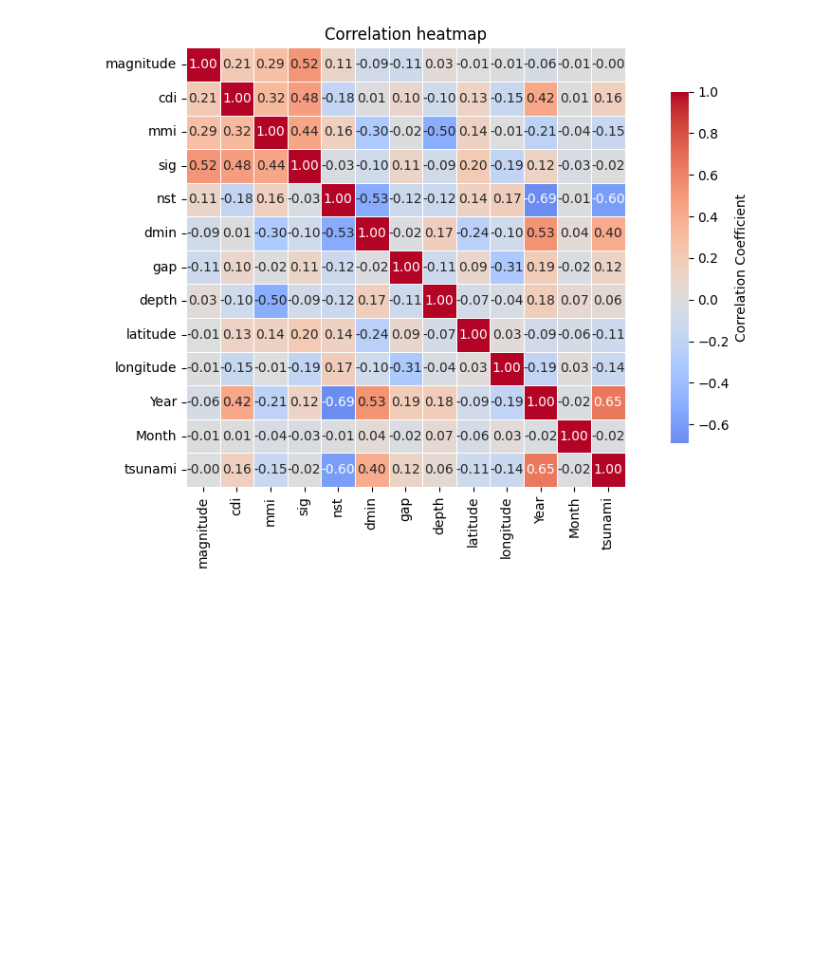
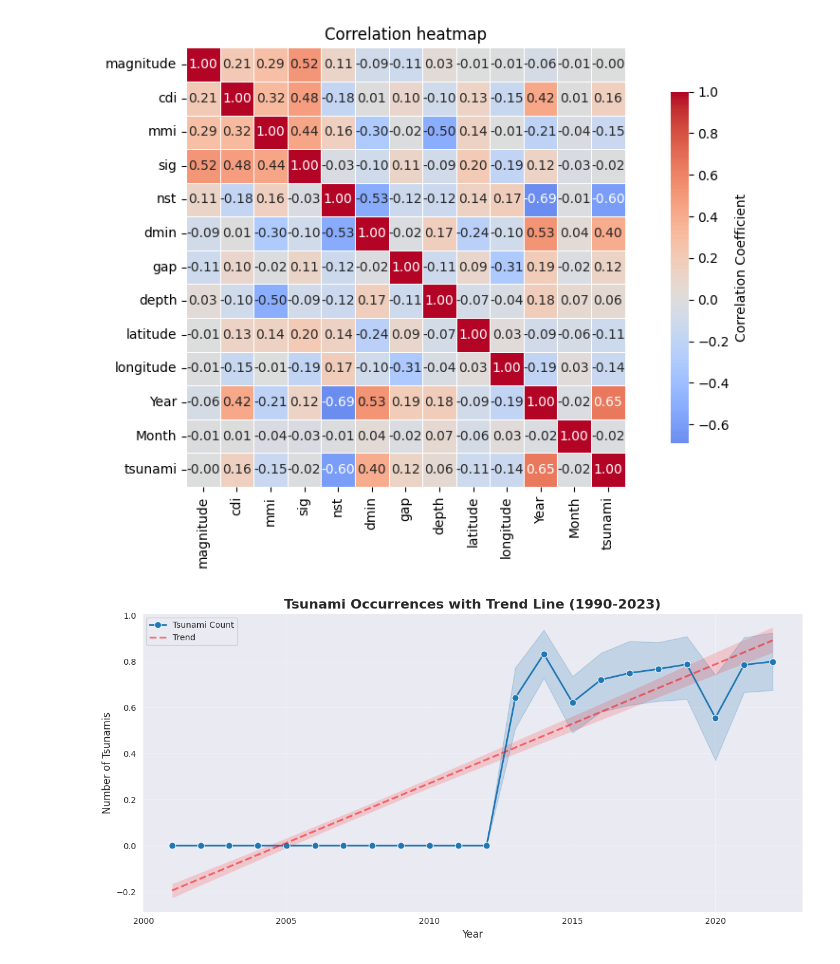
Before and after one commit to Gcarmnonapy7/IBM-Machine-Learning-with-Python-Scikit-learn-Professional-Certificate, a Jupyter notebook: IBM_Machine_Learning_with_Python_&_Scikit_learn_Professional_Certificate.ipynb, the cells around one changed output. Cells and saved outputs as stored; diff of their text form; code cells hidden in the pictures; blank space fills up the shorter version.

```diff
--- a/IBM_Machine_Learning_with_Python_&_Scikit_learn_Professional_Certificate.ipynb
+++ b/IBM_Machine_Learning_with_Python_&_Scikit_learn_Professional_Certificate.ipynb
@@ -125,3 +123,25 @@ heatmap_corr(data=data)
+# %%
+# With trend line and confidence interval
+plt.figure(figsize=(12, 6))
+sns.set_style("darkgrid")
+
+# Main line plot
+ax = sns.lineplot(data=data, y='tsunami', x='Year', marker='o',
+                  linewidth=2, markersize=8, label='Tsunami Count')
+
+# Add trend line
+sns.regplot(data=data, y='tsunami', x='Year', scatter=False,
+            line_kws={'color': 'red', 'linestyle': '--', 'alpha': 0.5}, label='Trend')
+
+plt.title('Tsunami Occurrences with Trend Line (1990-2023)', fontsize=16, fontweight='bold')
+plt.xlabel('Year', fontsize=12)
+plt.ylabel('Number of Tsunamis', fontsize=12)
+plt.legend()
+plt.grid(True, alpha=0.3)
+plt.tight_layout()
+plt.show()
+# %% [output]
+[figure, added]
 # %%
 # --- Statistical features ---
 
```
Also changed, not shown: parts of 1 cell of this notebook.
